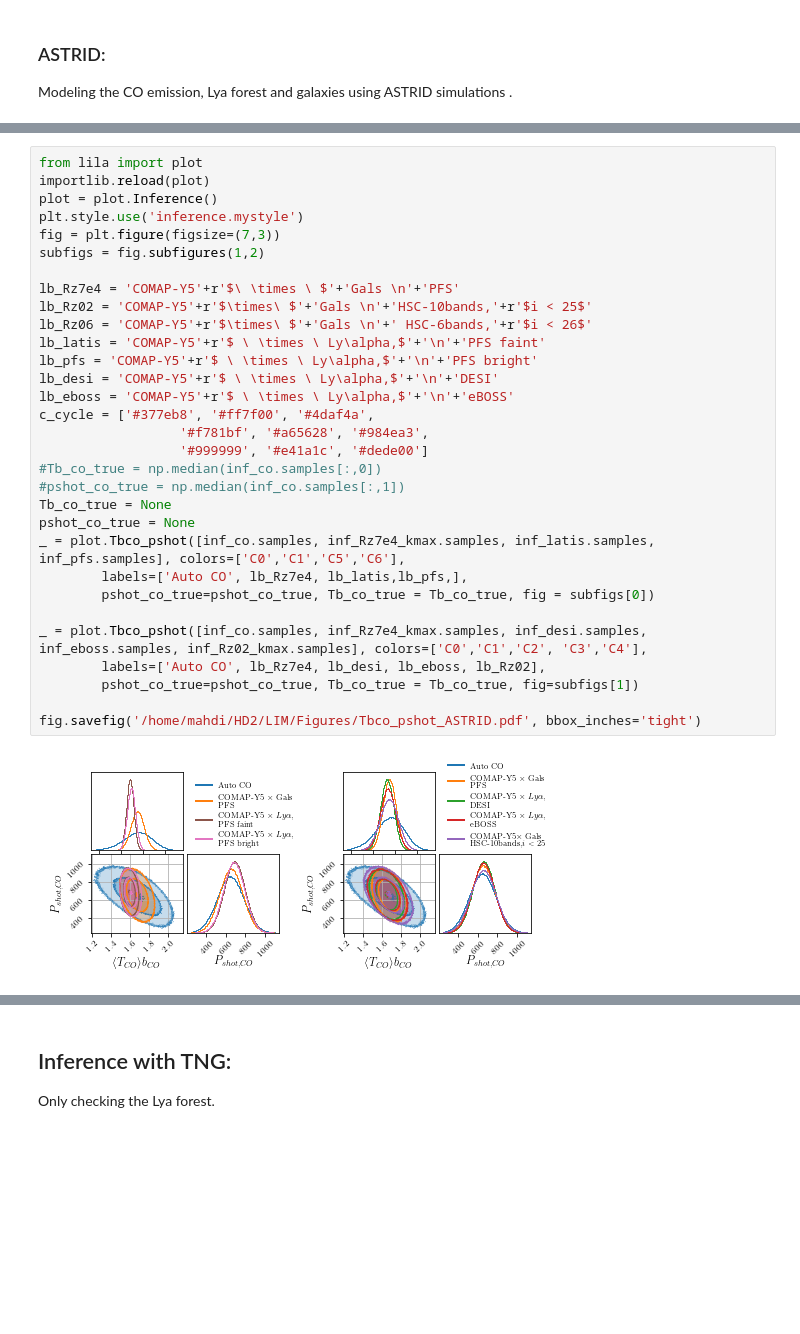
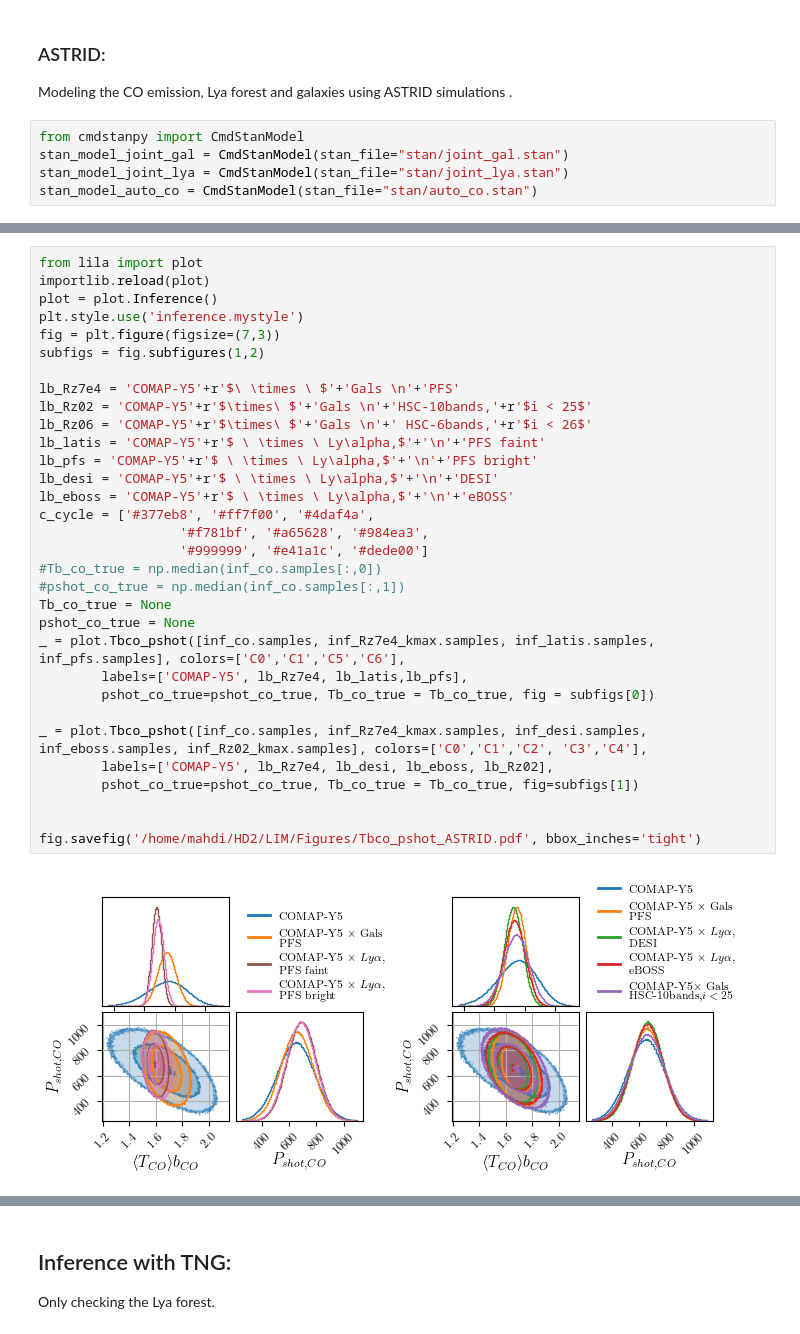
Before and after one commit to qezlou/lila, a Jupyter notebook: notebooks/Inference.ipynb, the cells around one changed output, grey strips where cells are left out. Cells and saved outputs as stored; diff of their text form; blank space fills up the shorter version.

Commit message:
Figure cleanups

```diff
--- a/notebooks/Inference.ipynb
+++ b/notebooks/Inference.ipynb
@@ -11,3 +10,8 @@ plt.style.use('inference.mystyle')
 # %% [markdown]
 ### ASTRID:
 Modeling the CO emission, Lya forest and galaxies using ASTRID simulations .
+# %%
+from cmdstanpy import CmdStanModel
+stan_model_joint_gal = CmdStanModel(stan_file="stan/joint_gal.stan")
+stan_model_joint_lya = CmdStanModel(stan_file="stan/joint_lya.stan")
+stan_model_auto_co = CmdStanModel(stan_file="stan/auto_co.stan")
@@ -99,33 +110,34 @@ INFO:cmdstanpy:finish chain 2
 # %%
 from lila import plot
 importlib.reload(plot)
 plot = plot.Inference()
 plt.style.use('inference.mystyle')
 fig = plt.figure(figsize=(7,3))
 subfigs = fig.subfigures(1,2)
 
 lb_Rz7e4 = 'COMAP-Y5'+r'$\ \times \ $'+'Gals \n'+'PFS'
 lb_Rz02 = 'COMAP-Y5'+r'$\times\ $'+'Gals \n'+'HSC-10bands,'+r'$i < 25$'
 lb_Rz06 = 'COMAP-Y5'+r'$\times\ $'+'Gals \n'+' HSC-6bands,'+r'$i < 26$'
 lb_latis = 'COMAP-Y5'+r'$ \ \times \ Ly\alpha,$'+'\n'+'PFS faint'
 lb_pfs = 'COMAP-Y5'+r'$ \ \times \ Ly\alpha,$'+'\n'+'PFS bright'
 lb_desi = 'COMAP-Y5'+r'$ \ \times \ Ly\alpha,$'+'\n'+'DESI'
 lb_eboss = 'COMAP-Y5'+r'$ \ \times \ Ly\alpha,$'+'\n'+'eBOSS'
 c_cycle = ['#377eb8', '#ff7f00', '#4daf4a',
                   '#f781bf', '#a65628', '#984ea3',
                   '#999999', '#e41a1c', '#dede00']
 #Tb_co_true = np.median(inf_co.samples[:,0])
 #pshot_co_true = np.median(inf_co.samples[:,1])
 Tb_co_true = None
 pshot_co_true = None
 _ = plot.Tbco_pshot([inf_co.samples, inf_Rz7e4_kmax.samples, inf_latis.samples, inf_pfs.samples], colors=['C0','C1','C5','C6'],
-        labels=['Auto CO', lb_Rz7e4, lb_latis,lb_pfs,],
+        labels=['COMAP-Y5', lb_Rz7e4, lb_latis,lb_pfs],
         pshot_co_true=pshot_co_true, Tb_co_true = Tb_co_true, fig = subfigs[0])
 
 _ = plot.Tbco_pshot([inf_co.samples, inf_Rz7e4_kmax.samples, inf_desi.samples, inf_eboss.samples, inf_Rz02_kmax.samples], colors=['C0','C1','C2', 'C3','C4'],
-        labels=['Auto CO', lb_Rz7e4, lb_desi, lb_eboss, lb_Rz02],
+        labels=['COMAP-Y5', lb_Rz7e4, lb_desi, lb_eboss, lb_Rz02],
         pshot_co_true=pshot_co_true, Tb_co_true = Tb_co_true, fig=subfigs[1])
 
+
 fig.savefig('/home/mahdi/HD2/LIM/Figures/Tbco_pshot_ASTRID.pdf', bbox_inches='tight')
 # %% [output]
-[figure, old version]
+[figure, new version]
```
Also changed, not shown: parts of 7 cells of this notebook, 6 other files.
